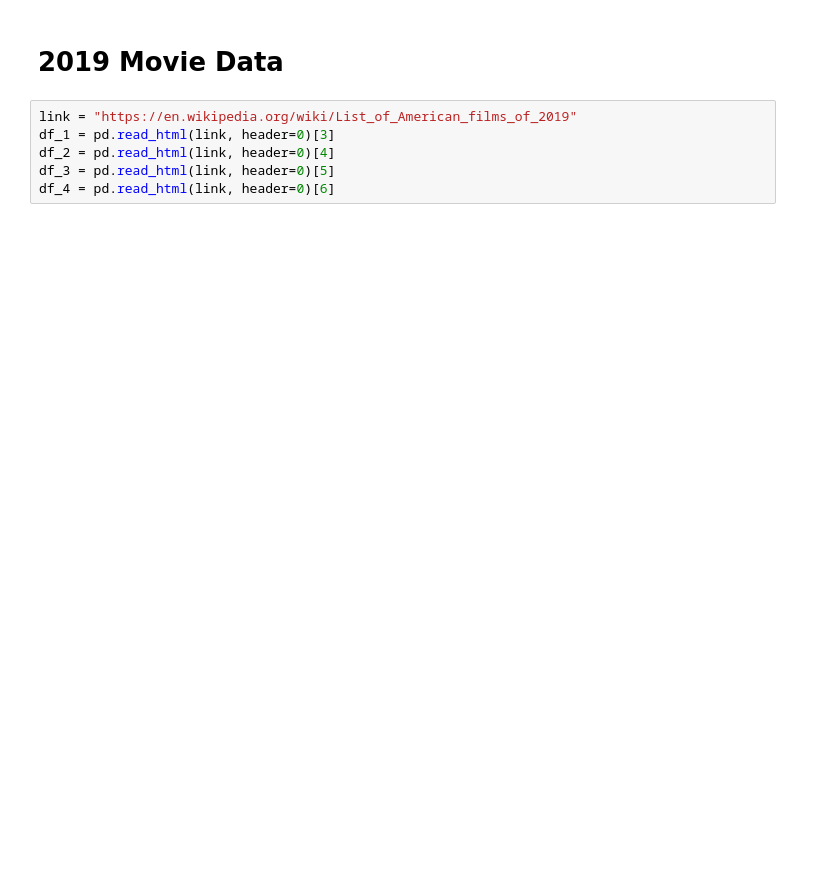
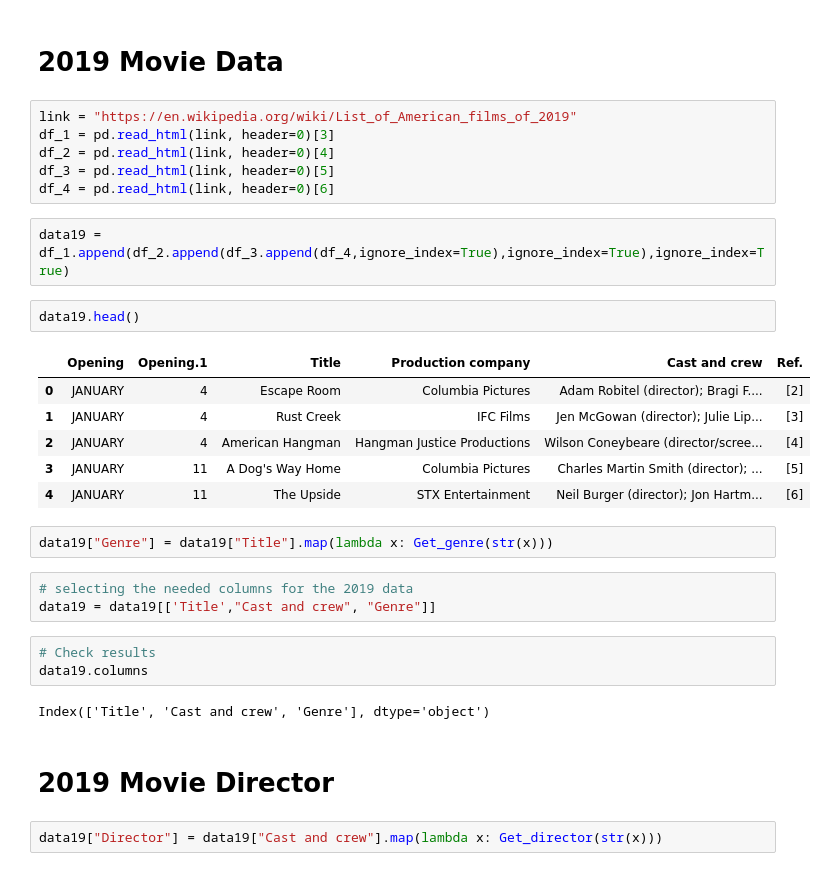
Before and after one commit to code-JOA/Movie-Reviews-Sentiment-Analysis, a Jupyter notebook: 03.Preprocessing.ipynb, the cells around one changed output. Cells and saved outputs as stored; diff of their text form; blank space fills up the shorter version.

Commit message:
got directors for all 2019 movies

```diff
--- a/03.Preprocessing.ipynb
+++ b/03.Preprocessing.ipynb
@@ -187,3 +187,28 @@ df_1 = pd.read_html(link, header=0)[3]
 df_2 = pd.read_html(link, header=0)[4]
 df_3 = pd.read_html(link, header=0)[5]
 df_4 = pd.read_html(link, header=0)[6]
+# %%
+data19 = df_1.append(df_2.append(df_3.append(df_4,ignore_index=True),ignore_index=True),ignore_index=True)
+# %%
+data19.head()
+# %% [output]
+|  | Opening | Opening.1 | Title | Production company | Cast and crew | Ref. |
+| 0 | JANUARY | 4 | Escape Room | Columbia Pictures | Adam Robitel (director); Bragi F.... | [2] |
+| 1 | JANUARY | 4 | Rust Creek | IFC Films | Jen McGowan (director); Julie Lip... | [3] |
+| 2 | JANUARY | 4 | American Hangman | Hangman Justice Productions | Wilson Coneybeare (director/scree... | [4] |
+| 3 | JANUARY | 11 | A Dog's Way Home | Columbia Pictures | Charles Martin Smith (director); ... | [5] |
+| 4 | JANUARY | 11 | The Upside | STX Entertainment | Neil Burger (director); Jon Hartm... | [6] |
+# %%
+data19["Genre"] = data19["Title"].map(lambda x: Get_genre(str(x)))
+# %%
+# selecting the needed columns for the 2019 data
+data19 = data19[['Title',"Cast and crew", "Genre"]]
+# %%
+# Check results
+data19.columns
+# %% [output]
+Index(['Title', 'Cast and crew', 'Genre'], dtype='object')
+# %% [markdown]
+# 2019 Movie Director
+# %%
+data19["Director"] = data19["Cast and crew"].map(lambda x: Get_director(str(x)))
```
Also changed, not shown: parts of 2 cells of this notebook.
